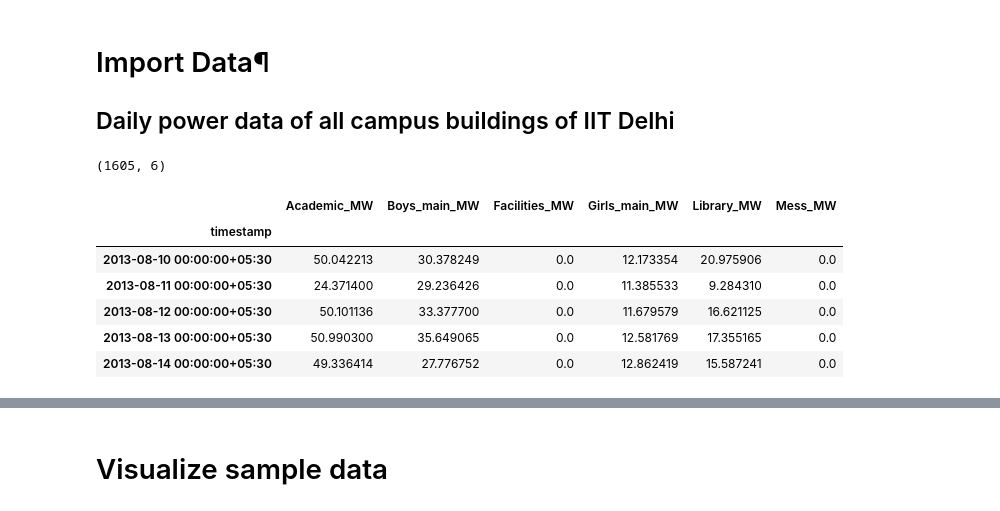
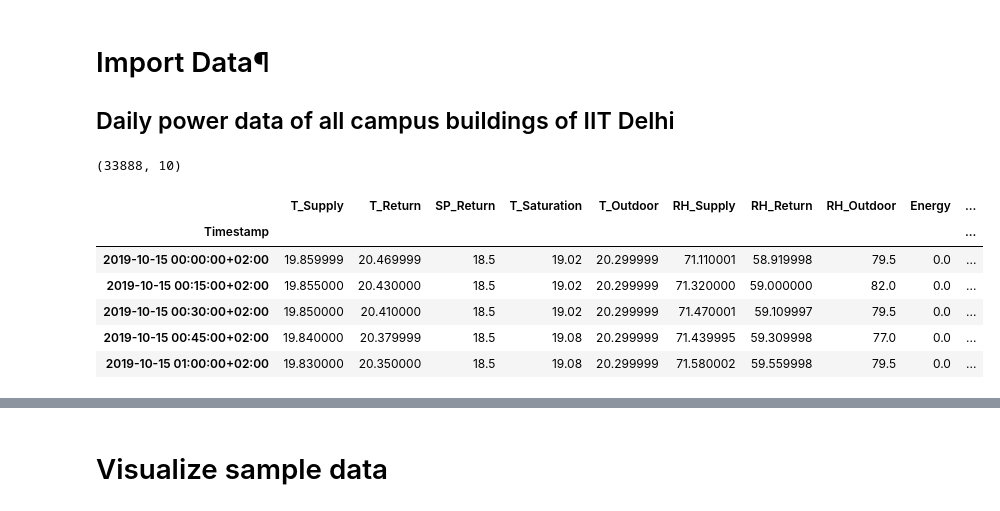
Before and after one commit to ha2ardbunny/Hybrid-Deep-Learning-DRL-Data-Center-Thermal-Management, a Jupyter notebook: CNN_LSTM_univariate_multistep_output_github.ipynb, the cells around one changed output, grey strips where cells are left out. Drawn from its saved outputs; the diff is of its cells as text; code cells hidden in the pictures.

```diff
--- a/CNN_LSTM_univariate_multistep_output_github.ipynb
+++ b/CNN_LSTM_univariate_multistep_output_github.ipynb
@@ -36,15 +36,20 @@ print(tf.__version__)
 ## Daily power data of all campus buildings of IIT Delhi
 # %%
 %%time
-df = pd.read_csv('C:\\Users\\xin37\\github\\CNN-LSTM-model-for-energy-usage-forecasting-1\\data\\all_buildings_power_daily.csv', header=0, parse_dates=['timestamp'], index_col=['timestamp'])
+df = pd.read_csv(
+    'C:\\Users\\xin37\\github\\CNN-LSTM-model-for-energy-usage-forecasting-1\\data\\HVAC_NE_EC_19-21.csv',
+    header=0,
+    parse_dates=['Timestamp'],
+    index_col=['Timestamp']
+    )
 print(df.shape)
 display(df.head())
 # %% [output]
-(1605, 6)
+(33888, 10)
-|  | Academic_MW | Boys_main_MW | Facilities_MW | Girls_main_MW | Library_MW | Mess_MW |
-| timestamp |  |  |  |  |  |  |
-| 2013-08-10 00:00:00+05:30 | 50.042213 | 30.378249 | 0.0 | 12.173354 | 20.975906 | 0.0 |
-| 2013-08-11 00:00:00+05:30 | 24.371400 | 29.236426 | 0.0 | 11.385533 | 9.284310 | 0.0 |
-| 2013-08-12 00:00:00+05:30 | 50.101136 | 33.377700 | 0.0 | 11.679579 | 16.621125 | 0.0 |
-| 2013-08-13 00:00:00+05:30 | 50.990300 | 35.649065 | 0.0 | 12.581769 | 17.355165 | 0.0 |
-| 2013-08-14 00:00:00+05:30 | 49.336414 | 27.776752 | 0.0 | 12.862419 | 15.587241 | 0.0 |
+|  | T_Supply | T_Return | SP_Return | T_Saturation | T_Outdoor | RH_Supply | RH_Return | RH_Outdoor | Energy | ... |
+| Timestamp |  |  |  |  |  |  |  |  |  | ... |
+| 2019-10-15 00:00:00+02:00 | 19.859999 | 20.469999 | 18.5 | 19.02 | 20.299999 | 71.110001 | 58.919998 | 79.5 | 0.0 | ... |
+| 2019-10-15 00:15:00+02:00 | 19.855000 | 20.430000 | 18.5 | 19.02 | 20.299999 | 71.320000 | 59.000000 | 82.0 | 0.0 | ... |
+| 2019-10-15 00:30:00+02:00 | 19.850000 | 20.410000 | 18.5 | 19.02 | 20.299999 | 71.470001 | 59.109997 | 79.5 | 0.0 | ... |
+| 2019-10-15 00:45:00+02:00 | 19.840000 | 20.379999 | 18.5 | 19.08 | 20.299999 | 71.439995 | 59.309998 | 77.0 | 0.0 | ... |
+| 2019-10-15 01:00:00+02:00 | 19.830000 | 20.350000 | 18.5 | 19.08 | 20.299999 | 71.580002 | 59.559998 | 79.5 | 0.0 | ... |
```
Also changed, not shown: parts of 14 cells of this notebook.
